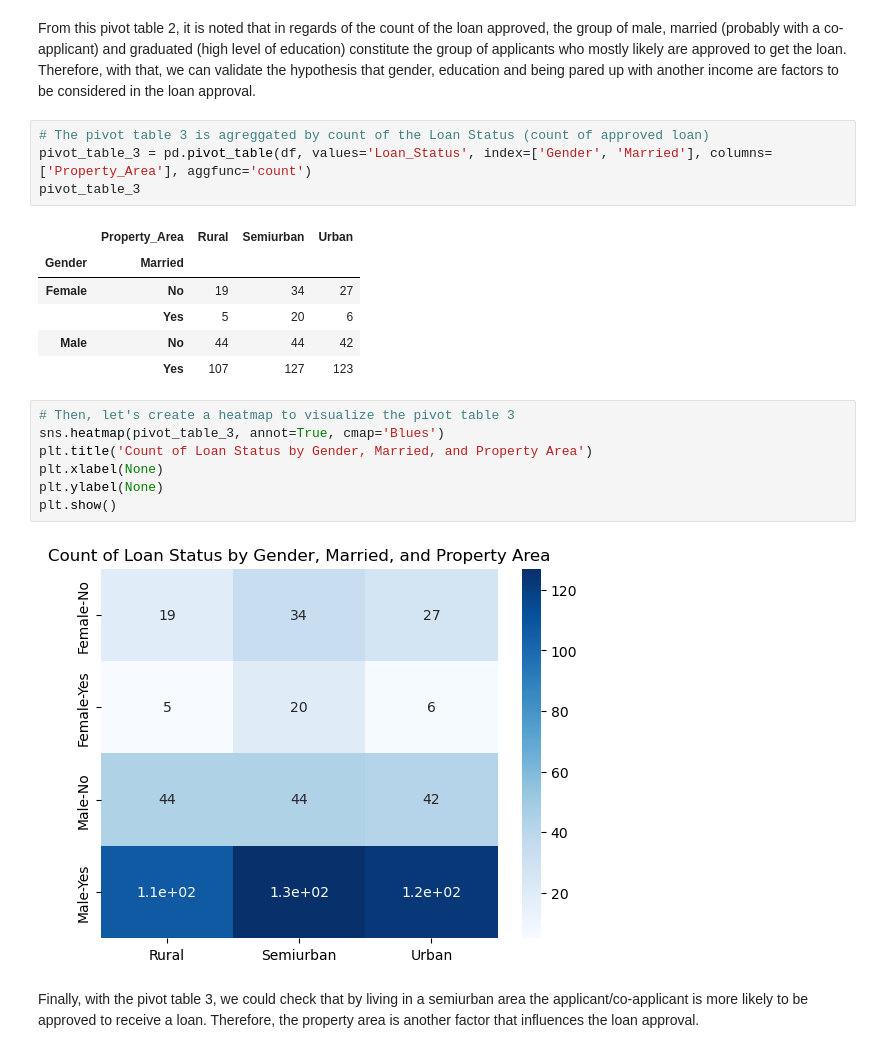
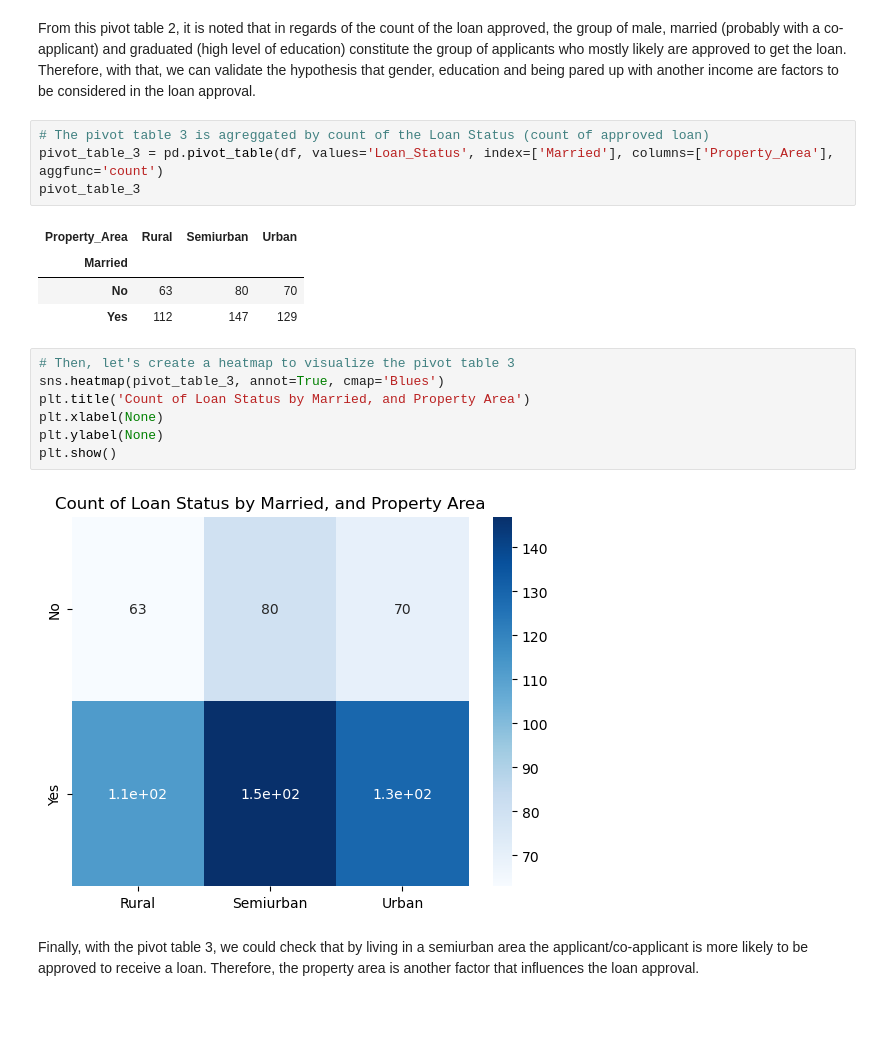
Before and after one commit to rafaelaqfc/Loan-Prediction-Project, a Jupyter notebook: notebooks/instructions.ipynb, the cells around one changed output. Drawn from its saved outputs; the diff is of its cells as text; blank space fills up the shorter version.

```diff
--- a/notebooks/instructions.ipynb
+++ b/notebooks/instructions.ipynb
@@ -512,24 +512,22 @@ plt.show()
 From this pivot table 2, it is noted that in regards of the count of the loan approved, the group of male, married (probably with a co-applicant) and graduated (high level of education) constitute the group of applicants who mostly likely are approved to get the loan. Therefore, with that, we can validate the hypothesis that gender, education and being pared up with another income are factors to be considered in the loan approval.
 # %%
 # The pivot table 3 is agreggated by count of the Loan Status (count of approved loan)
-pivot_table_3 = pd.pivot_table(df, values='Loan_Status', index=['Gender', 'Married'], columns=['Property_Area'], aggfunc='count')
+pivot_table_3 = pd.pivot_table(df, values='Loan_Status', index=['Married'], columns=['Property_Area'], aggfunc='count')
 pivot_table_3
 # %% [output]
-|  | Property_Area | Rural | Semiurban | Urban |
-| Gender | Married |  |  |  |
-| Female | No | 19 | 34 | 27 |
-|  | Yes | 5 | 20 | 6 |
-| Male | No | 44 | 44 | 42 |
-|  | Yes | 107 | 127 | 123 |
+| Property_Area | Rural | Semiurban | Urban |
+| Married |  |  |  |
+| No | 63 | 80 | 70 |
+| Yes | 112 | 147 | 129 |
 # %%
 # Then, let's create a heatmap to visualize the pivot table 3
 sns.heatmap(pivot_table_3, annot=True, cmap='Blues')
-plt.title('Count of Loan Status by Gender, Married, and Property Area')
+plt.title('Count of Loan Status by Married, and Property Area')
 plt.xlabel(None)
 plt.ylabel(None)
 plt.show()
 # %% [output]
-[figure, old version]
+[figure, new version]
 # %% [markdown]
 Finally, with the pivot table 3, we could check that by living in a semiurban area the applicant/co-applicant is more likely to be approved to receive a loan. Therefore, the property area is another factor that influences the loan approval.
 # %% [markdown]
```
Also changed, not shown: parts of 7 cells of this notebook, 1 other file.
